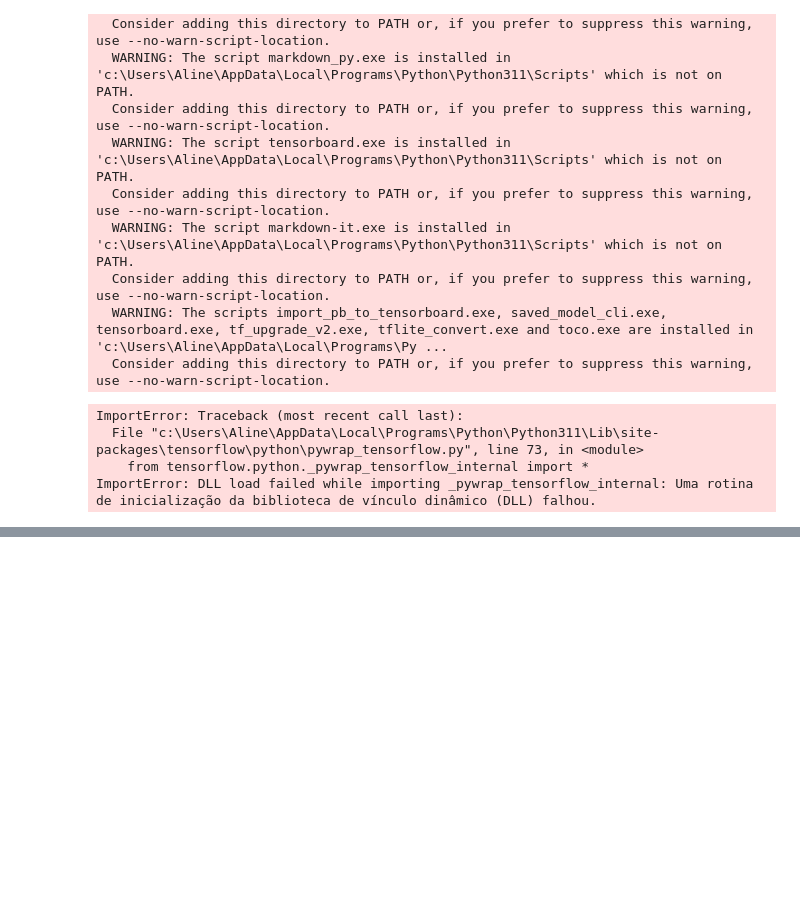
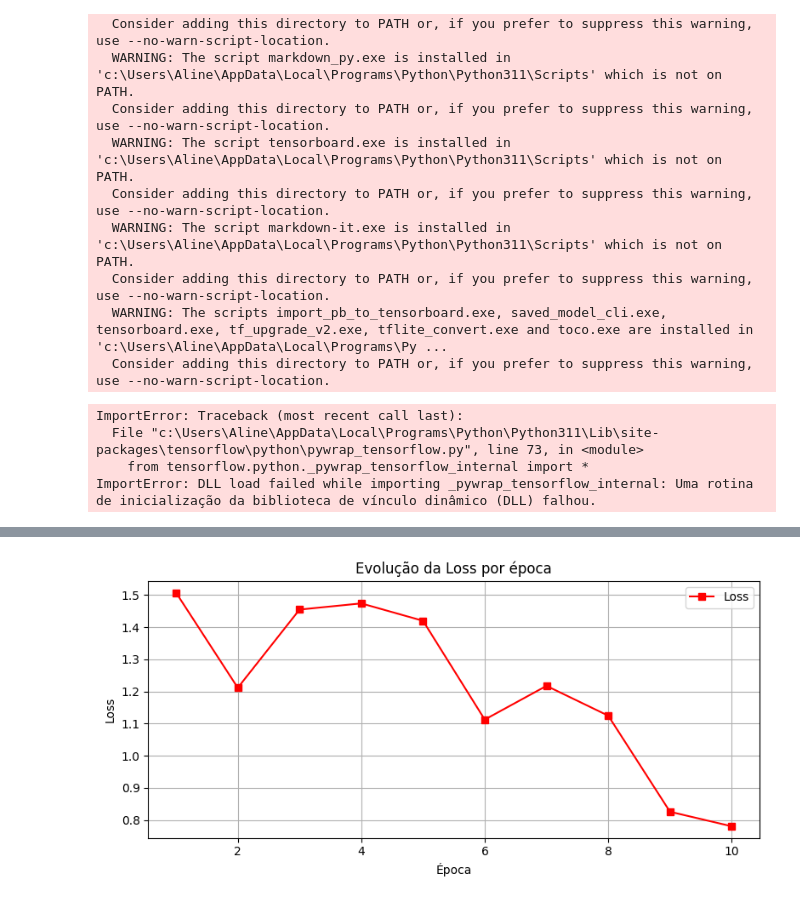
Before and after one commit to Alinevguarisi/tcc, a Jupyter notebook: train_model.ipynb, the cells around one changed output, grey strips where cells are left out. Cells and saved outputs as stored; diff of their text form; code cells hidden in the pictures; blank space fills up the shorter version.

```diff
--- a/train_model.ipynb
+++ b/train_model.ipynb
@@ -85,0 +309,12 @@ ImportError: DLL load failed while importing _pywrap_tensorflow_internal: Uma ro
+# %%
+plt.figure(figsize=(8, 4))
+plt.plot(df["epoch"], df["loss"], marker='s', color='red', label="Loss")
+plt.xlabel("Época")
+plt.ylabel("Loss")
+plt.title("Evolução da Loss por época")
+plt.legend()
+plt.grid(True)
+plt.tight_layout()
+plt.show()
+# %% [output]
+[figure, added]
```
Also changed, not shown: parts of 8 cells of this notebook, 5 other files.
